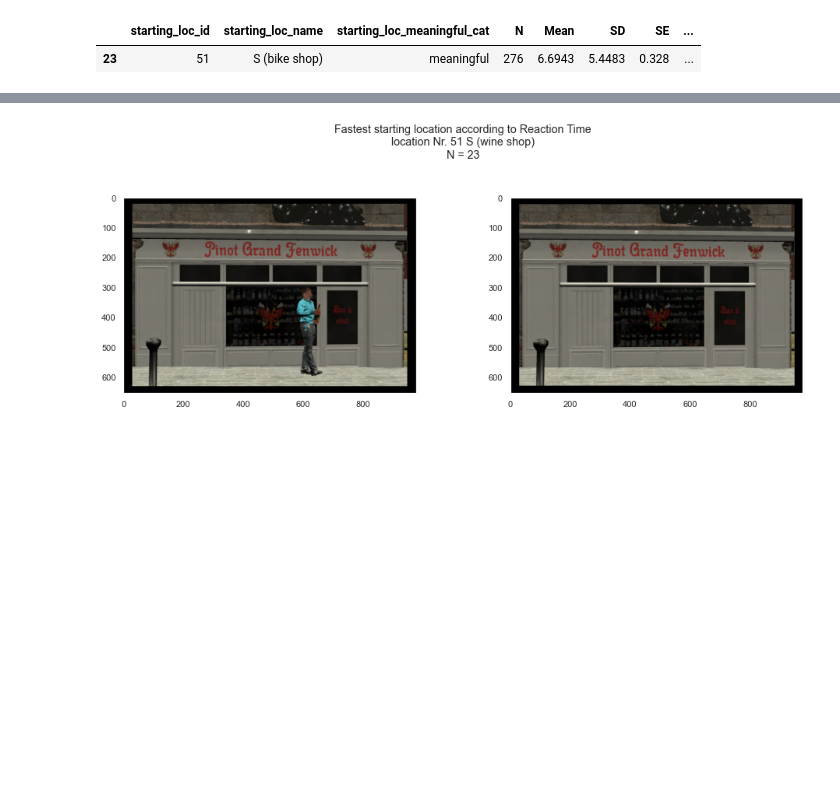
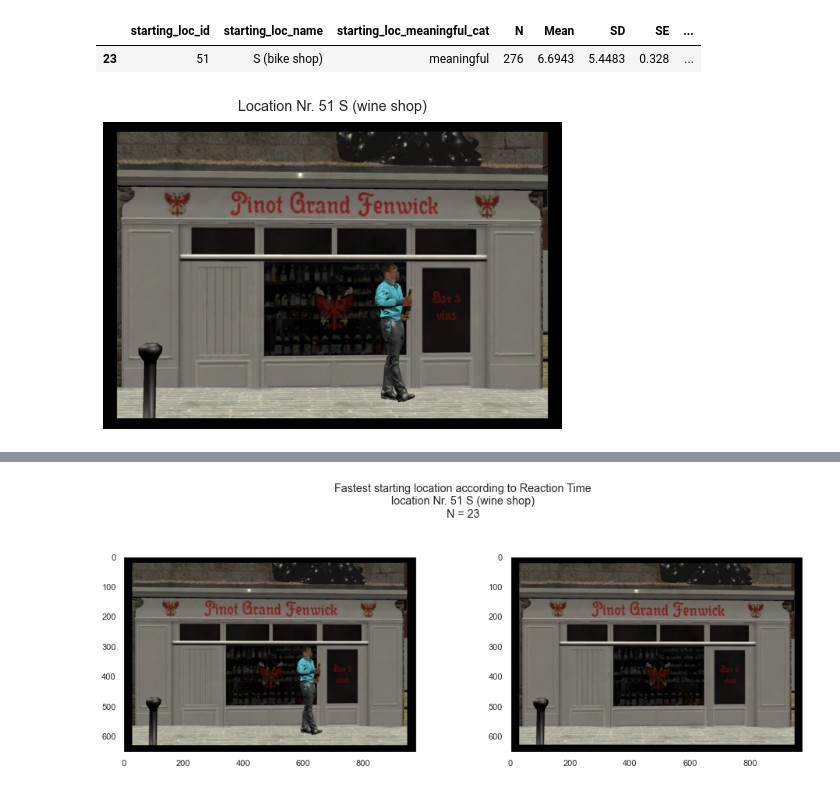
Before and after one commit to nora-maleki/humanA-pointing-task-analysis, a Jupyter notebook: analyses/01_main/03_analysis.ipynb, the cells around one changed output, grey strips where cells are left out. Saved outputs shown, nothing was run; the diff lists cells and outputs as text; code cells hidden in the pictures; blank space fills up the shorter version.

```diff
--- a/analyses/01_main/03_analysis.ipynb
+++ b/analyses/01_main/03_analysis.ipynb
@@ -601,3 +601,20 @@ display(
 'summary statistics'
 |  | starting_loc_id | starting_loc_name | starting_loc_meaningful_cat | N | Mean | SD | SE | ... |
 | 23 | 51 | S (bike shop) | meaningful | 276 | 6.6943 | 5.4483 | 0.328 | ... |
+# %%
+fig, ax = plt.subplots(figsize=(7, 5))
+
+img_51_A = mpimg.imread(f'{IMG_PATH}/starting_locations/51_S(wine shop)_A.PNG')
+
+plt.imshow(img_51_A)
+
+ax.grid(None)
+plt.axis('off')
+
+plt.suptitle(f'Location Nr. 51 S (wine shop)', y=.95)
+
+fig.savefig(f'{PLOT_PATH}/fastest_loc_RT_withHA_{N}.png', bbox_inches='tight', dpi=90)
+
+plt.show()
+# %% [output]
+[figure, added]
```
Also changed, not shown: parts of 4 cells of this notebook.
